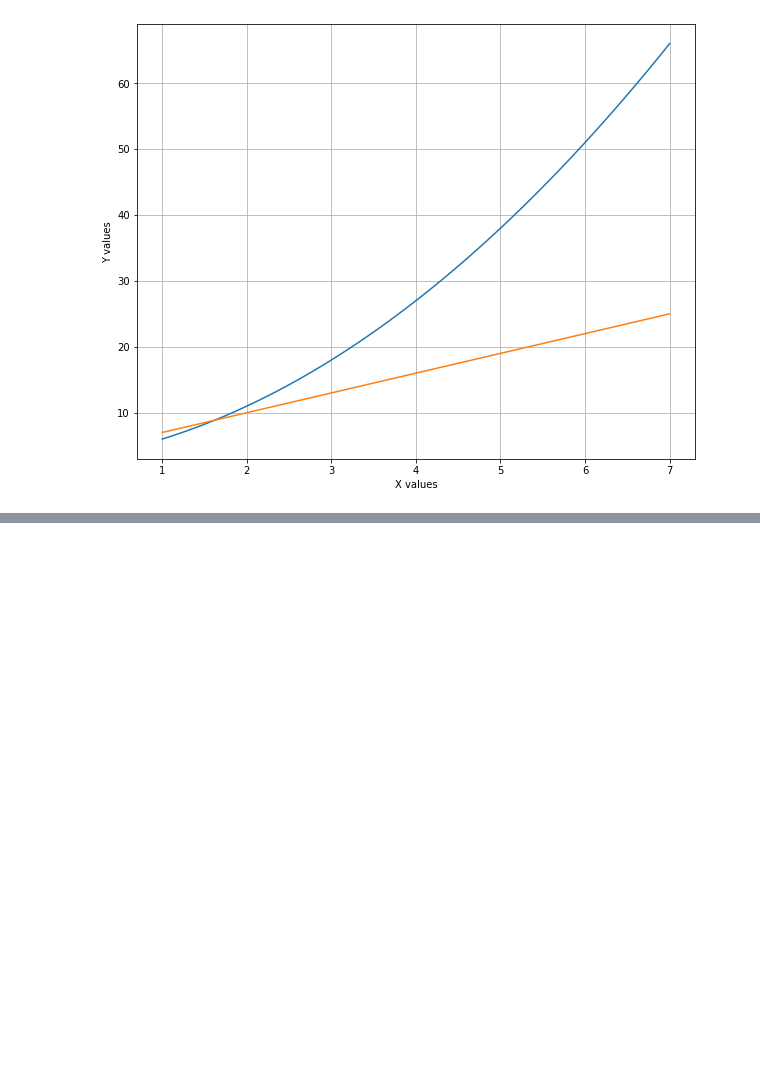
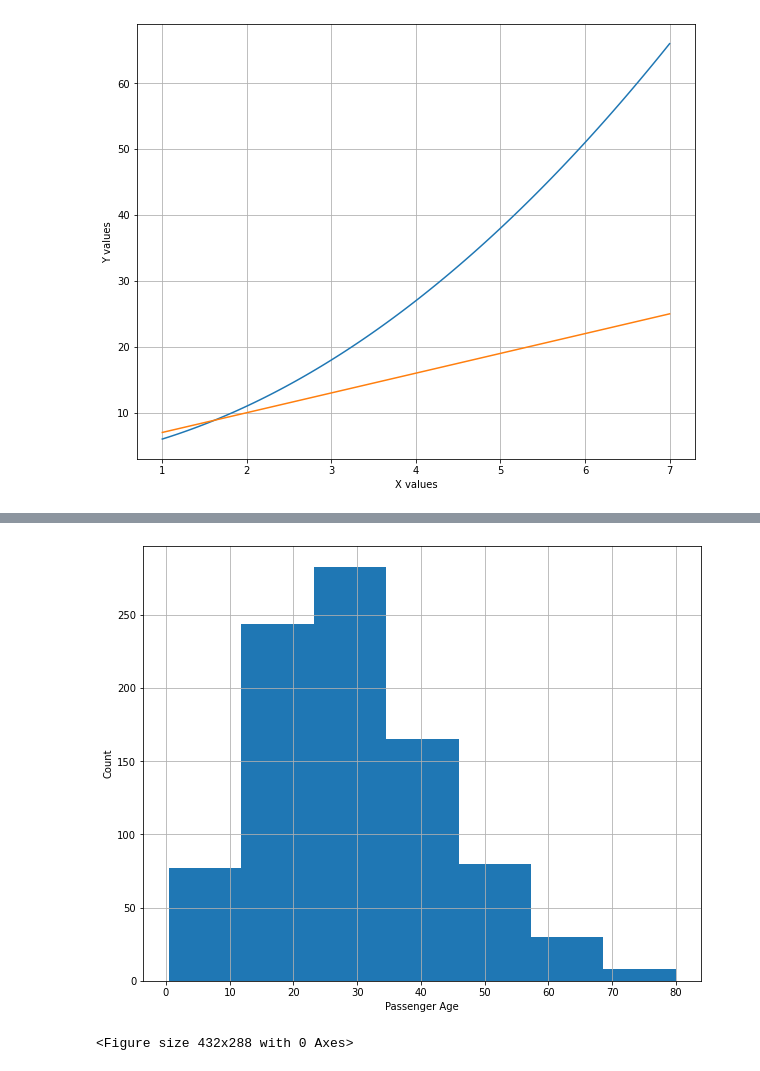
Before and after one commit to oscarm524/Python_Programming_for_Data_Science, a Jupyter notebook: Data_Visualization/Data_Visualization.ipynb, the cells around one changed output, grey strips where cells are left out. Drawn from its saved outputs; the diff is of its cells as text; code cells hidden in the pictures; blank space fills up the shorter version.

Commit message:
Adding histogram

```diff
--- a/Data_Visualization/Data_Visualization.ipynb
+++ b/Data_Visualization/Data_Visualization.ipynb
@@ -35,0 +38,4 @@ plt.show()
+# %%
+## Reading titanic datafile
+titanic = pd.read_csv('titanic.csv')
+titanic.head()
@@ -35,0 +49,19 @@ plt.show()
+# %%
+## Creating a new figure
+plt.figure(figsize = (10, 8))
+
+## Creating a histogram of the passenger ages
+plt.hist(titanic['Age'], histtype = 'bar', bins = 7)
+
+## Adding axis labels
+plt.xlabel('Passenger Age')
+plt.ylabel('Count')
+
+plt.grid()
+plt.show()
+
+## saving the plot
+# plt.savefig('histogram.pdf')
+# %% [output]
+[figure, added]
+<Figure size 432x288 with 0 Axes>
```
Also changed, not shown: parts of 2 cells of this notebook.
